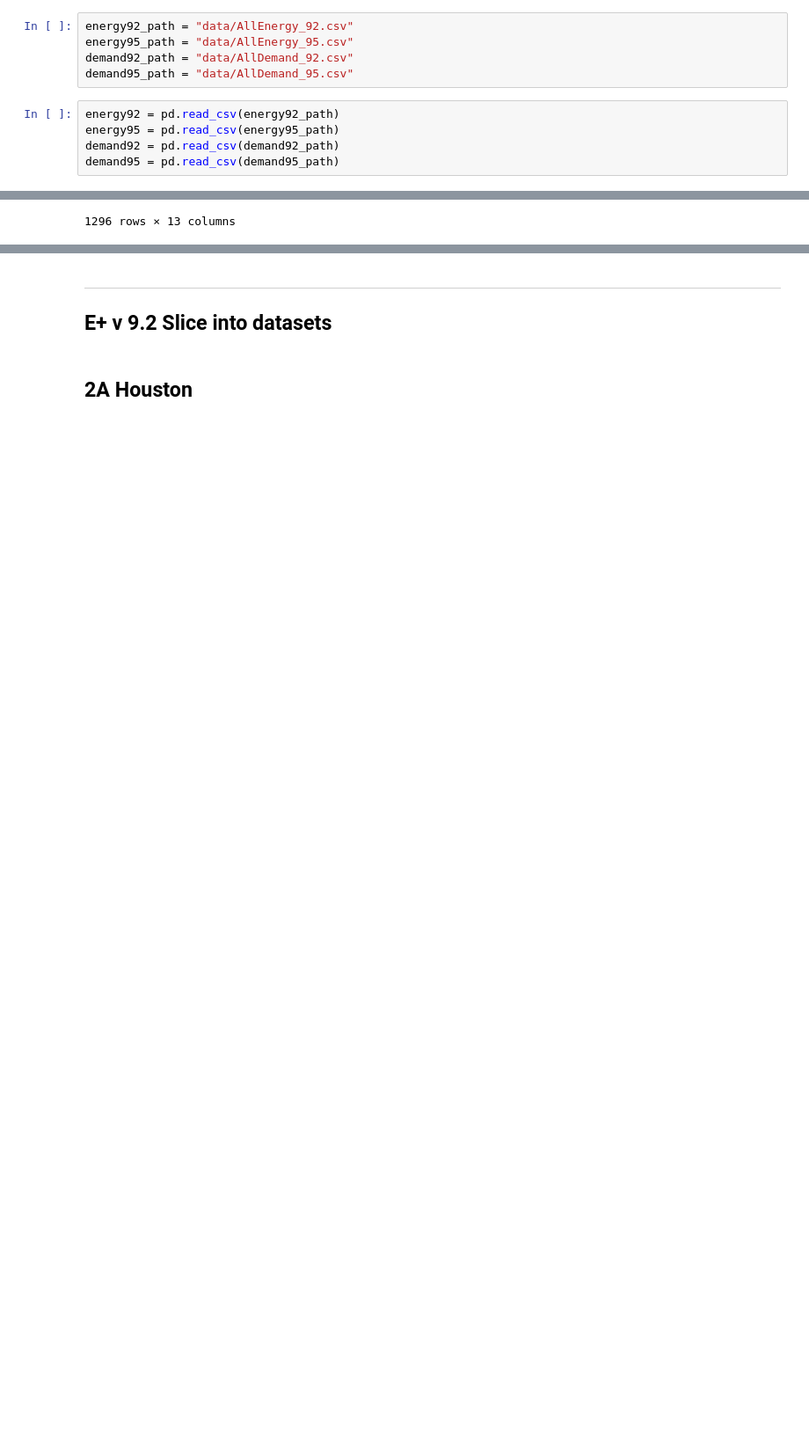
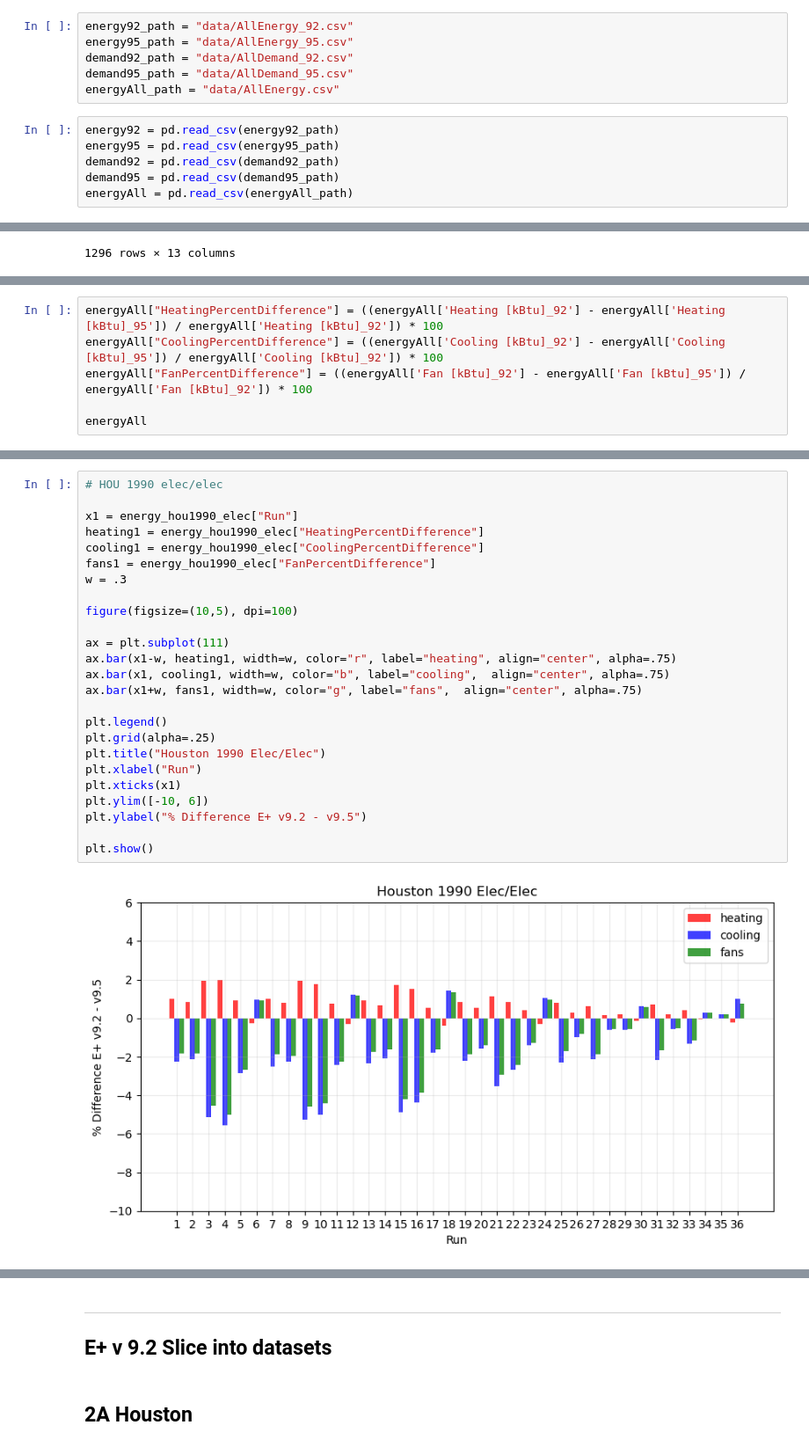
Before and after one commit to klharp/AE_Analysis, a Jupyter notebook: VersionAnalysis.ipynb, the cells around one changed output, grey strips where cells are left out. Shown: that part at 88% size. Saved outputs shown, nothing was run; the diff lists cells and outputs as text; blank space fills up the shorter version.

Commit message:
hou charts done

```diff
--- a/VersionAnalysis.ipynb
+++ b/VersionAnalysis.ipynb
@@ -25,11 +27,13 @@ energy92_path = "data/AllEnergy_92.csv"
 energy95_path = "data/AllEnergy_95.csv"
 demand92_path = "data/AllDemand_92.csv"
 demand95_path = "data/AllDemand_95.csv"
+energyAll_path = "data/AllEnergy.csv"
 # %%
 energy92 = pd.read_csv(energy92_path)
 energy95 = pd.read_csv(energy95_path)
 demand92 = pd.read_csv(demand92_path)
 demand95 = pd.read_csv(demand95_path)
+energyAll = pd.read_csv(energyAll_path)
 # %%
 energy92
 # %% [output]
@@ -96,0 +119,6 @@ demand95
+# %%
+energyAll["HeatingPercentDifference"] = ((energyAll['Heating [kBtu]_92'] - energyAll['Heating [kBtu]_95']) / energyAll['Heating [kBtu]_92']) * 100
+energyAll["CoolingPercentDifference"] = ((energyAll['Cooling [kBtu]_92'] - energyAll['Cooling [kBtu]_95']) / energyAll['Cooling [kBtu]_92']) * 100
+energyAll["FanPercentDifference"] = ((energyAll['Fan [kBtu]_92'] - energyAll['Fan [kBtu]_95']) / energyAll['Fan [kBtu]_92']) * 100
+
+energyAll
@@ -96,0 +170,27 @@ demand95
+# %%
+# HOU 1990 elec/elec
+
+x1 = energy_hou1990_elec["Run"]
+heating1 = energy_hou1990_elec["HeatingPercentDifference"]
+cooling1 = energy_hou1990_elec["CoolingPercentDifference"]
+fans1 = energy_hou1990_elec["FanPercentDifference"]
+w = .3
+
+figure(figsize=(10,5), dpi=100)
+
+ax = plt.subplot(111)
+ax.bar(x1-w, heating1, width=w, color="r", label="heating", align="center", alpha=.75)
+ax.bar(x1, cooling1, width=w, color="b", label="cooling",  align="center", alpha=.75)
+ax.bar(x1+w, fans1, width=w, color="g", label="fans",  align="center", alpha=.75)
+
+plt.legend()
+plt.grid(alpha=.25)
+plt.title("Houston 1990 Elec/Elec")
+plt.xlabel("Run")
+plt.xticks(x1)
+plt.ylim([-10, 6])
+plt.ylabel("% Difference E+ v9.2 - v9.5")
+
+plt.show()
+# %% [output]
+[figure, added]
```
Also changed, not shown: parts of 29 cells of this notebook, 1 other file.
